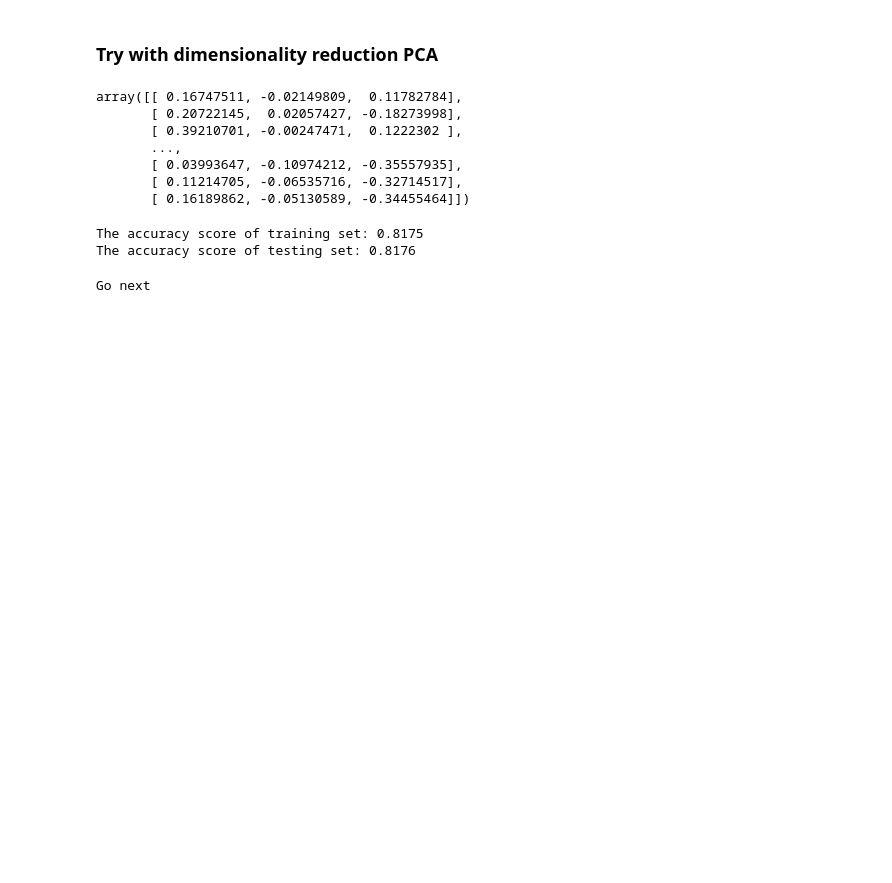
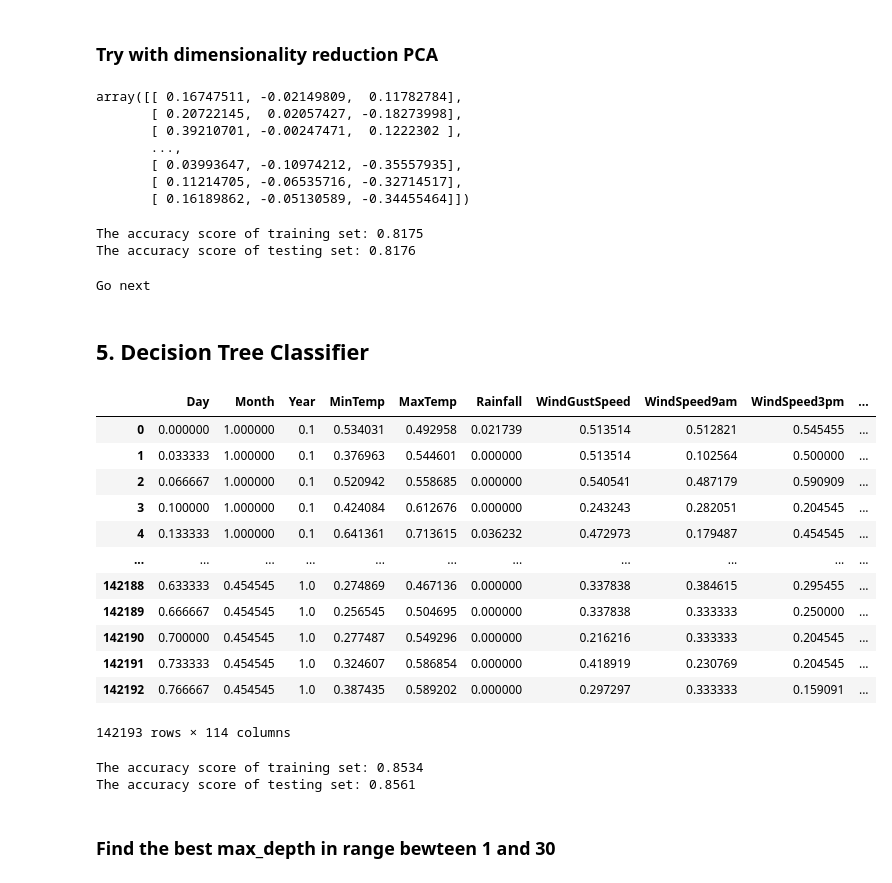
Before and after one commit to namvnngu/machine-learning-models, a Jupyter notebook: Source Code/Machine Learning Models.ipynb, the cells around one changed output. Saved outputs shown, nothing was run; the diff lists cells and outputs as text; code cells hidden in the pictures; blank space fills up the shorter version.

```diff
--- a/Source Code/Machine Learning Models.ipynb
+++ b/Source Code/Machine Learning Models.ipynb
@@ -416,3 +441,50 @@ PCA-applied dataset was trained faster.
 print("Go next")
 # %% [output]
 Go next
+# %% [markdown]
+## 5. Decision Tree Classifier<a id="5"></a>
+# %%
+data = AusWeather.copy()
+X = data.iloc[:, 0:-2]
+y = data.iloc[:, -1]
+
+# Scale the range of X down to [0,1]
+scaler = preprocessing.MinMaxScaler()
+scaler.fit(X)
+X = pd.DataFrame(scaler.transform(X), index=X.index, columns=X.columns)
+
+# Split data into training and test set with 80% and 20% respectively
+X_train, X_test, y_train, y_test = train_test_split(X, y, test_size = 0.2, random_state = 0)
+X
+# %% [output]
+|  | Day | Month | Year | MinTemp | MaxTemp | Rainfall | WindGustSpeed | WindSpeed9am | WindSpeed3pm | ... |
+| 0 | 0.000000 | 1.000000 | 0.1 | 0.534031 | 0.492958 | 0.021739 | 0.513514 | 0.512821 | 0.545455 | ... |
+| 1 | 0.033333 | 1.000000 | 0.1 | 0.376963 | 0.544601 | 0.000000 | 0.513514 | 0.102564 | 0.500000 | ... |
+| 2 | 0.066667 | 1.000000 | 0.1 | 0.520942 | 0.558685 | 0.000000 | 0.540541 | 0.487179 | 0.590909 | ... |
+| 3 | 0.100000 | 1.000000 | 0.1 | 0.424084 | 0.612676 | 0.000000 | 0.243243 | 0.282051 | 0.204545 | ... |
+| 4 | 0.133333 | 1.000000 | 0.1 | 0.641361 | 0.713615 | 0.036232 | 0.472973 | 0.179487 | 0.454545 | ... |
+| ... | ... | ... | ... | ... | ... | ... | ... | ... | ... | ... |
+| 142188 | 0.633333 | 0.454545 | 1.0 | 0.274869 | 0.467136 | 0.000000 | 0.337838 | 0.384615 | 0.295455 | ... |
+| 142189 | 0.666667 | 0.454545 | 1.0 | 0.256545 | 0.504695 | 0.000000 | 0.337838 | 0.333333 | 0.250000 | ... |
+| 142190 | 0.700000 | 0.454545 | 1.0 | 0.277487 | 0.549296 | 0.000000 | 0.216216 | 0.333333 | 0.204545 | ... |
+| 142191 | 0.733333 | 0.454545 | 1.0 | 0.324607 | 0.586854 | 0.000000 | 0.418919 | 0.230769 | 0.204545 | ... |
+| 142192 | 0.766667 | 0.454545 | 1.0 | 0.387435 | 0.589202 | 0.000000 | 0.297297 | 0.333333 | 0.159091 | ... |
+142193 rows × 114 columns
+# %%
+# Create a decision tree model with max_depth=5
+DTree = DecisionTreeClassifier(max_depth=5, random_state=1, criterion="entropy")
+
+# Fit the model to training set
+model = DTree.fit(X_train, y_train)
+
+# Predictions
+y_predict = DTree.predict(X_test)
+
+# Accuracy Score
+print('The accuracy score of training set: {:.4f}'.format(DTree.score(X_train, y_train)))
+print('The accuracy score of testing set: {:.4f}'.format(DTree.score(X_test, y_test)))
+# %% [output]
+The accuracy score of training set: 0.8534
+The accuracy score of testing set: 0.8561
+# %% [markdown]
+### Find the best max_depth in range bewteen 1 and 30
```
Also changed, not shown: parts of 26 cells of this notebook, 5 other files.
